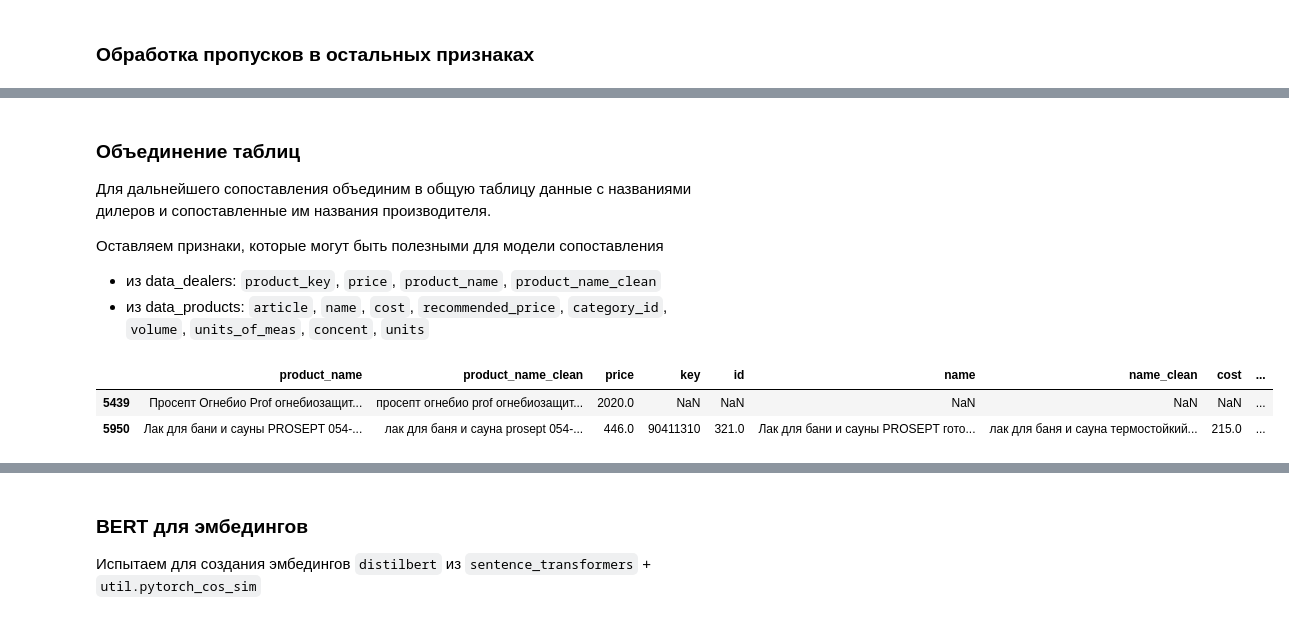
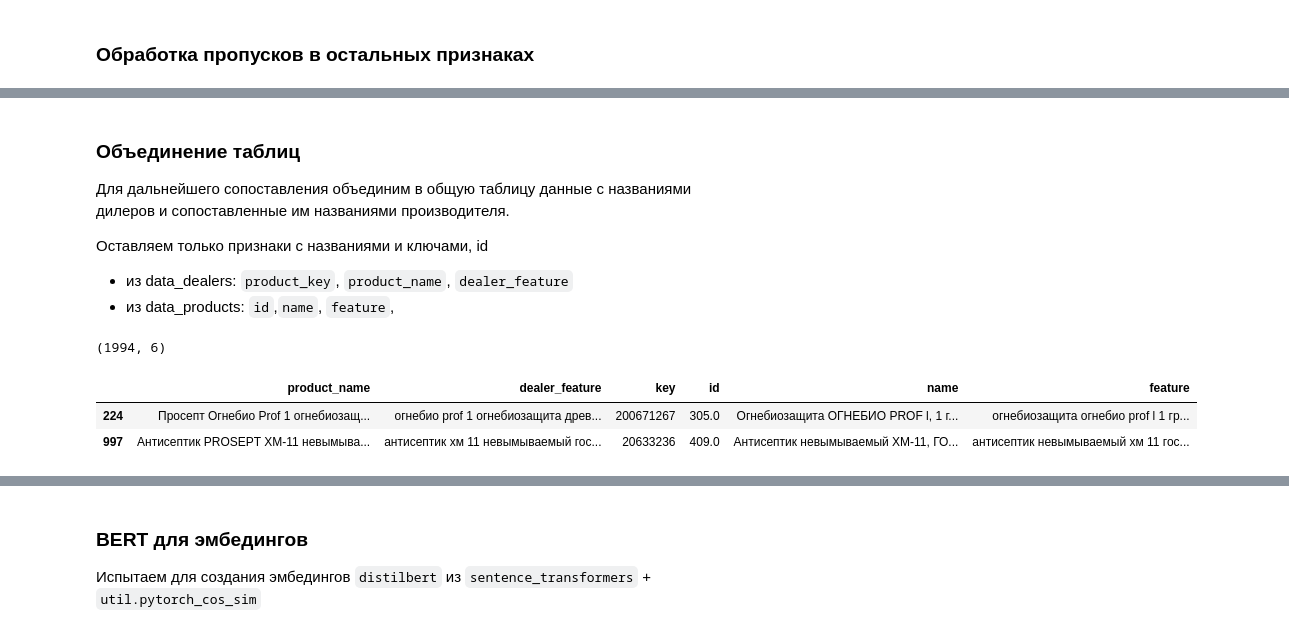
Before and after one commit to zdesia/data-competitions, a Jupyter notebook: Notebook/prosept-hack-notebook.ipynb, the cells around one changed output, grey strips where cells are left out. Saved outputs shown, nothing was run; the diff lists cells and outputs as text; code cells hidden in the pictures.

```diff
--- a/prosept-hack-notebook.ipynb
+++ b/Notebook/prosept-hack-notebook.ipynb
@@ -534,7 +581,3 @@ data_products['name_1c'].fillna(data_products['name'], inplace=True)
-# %%
-# очистка названий товаров заказчика в data_products
-data_products['name_clean'] = data_products['name_1c'].progress_apply(lambda x: preprocess_text(x))
-# %%
-# очистка названий в data_dealers
-
-data_dealers['product_name_clean'] = use_batch_get_rec(data_dealers, preprocess_text)
+# %%
+# очистка текста названий производителя
+data_products['feature'] =  (data_products['name'].progress_apply(preprocess_text))
@@ -541,3 +586,6 @@ data_dealers['product_name_clean'] = use_batch_get_rec(data_dealers, preprocess_
+# %%
+# очистка текста названий с сайтов дилеров
+data_dealers['dealer_feature'] =  (data_dealers['product_name'].progress_apply(preprocess_text))
 # %% [markdown]
 ### Обработка пропусков в остальных признаках
 # %%
@@ -570,28 +600,29 @@ data_products['recommended_price'].fillna('-1', inplace=True)
 # %% [markdown]
 ### Объединение таблиц
-Для дальнейшего сопоставления объединим в общую таблицу данные с названиями дилеров и сопоставленные им названия производителя.
+Для дальнейшего сопоставления объединим в общую таблицу данные с названиями дилеров и сопоставленные им названиями производителя.
 
-Оставляем признаки, которые могут быть полезными для модели сопоставления
-- из data_dealers: `product_key`, `price`, `product_name`, `product_name_clean`
-- из data_products: `article`,  `name`, `cost`, `recommended_price`, `category_id`, `volume`, `units_of_meas`, `concent`, `units`
+Оставляем только признаки с названиями и ключами, id
+- из data_dealers: `product_key`, `product_name`, `dealer_feature`
+- из data_products:  `id`,`name`, `feature`,
 # %%
 #  оставляем необходимый набор признаков
 # соединим ключи по id с названиями производителя
 product_with_key_data = data_key[['key', 'product_id']].merge(
-    data_products[['id', 'name','name_clean','cost','recommended_price','category_id',
-                    'volume', 'units_of_meas', 'concent', 'units']],
+    data_products[['id', 'name', 'feature']],
     how='left',
     right_on='id',
     left_on='product_id'
 )
 # к датасету с названиями дилеров присоединим наззвания производителя
-full_data = data_dealers[ ['product_key', 'product_name','product_name_clean', 'price']].merge(
+full_data = data_dealers[ ['product_key', 'product_name', 'dealer_feature']].merge(
     product_with_key_data,
     how='left',
     right_on='key',
     left_on='product_key').drop(['product_id', 'product_key'], axis=1)
+print(full_data.shape)
 full_data.sample(2)
 # %% [output]
+(1994, 6)
-|  | product_name | product_name_clean | price | key | id | name | name_clean | cost | ... |
-| 5439 | Просепт Огнебио Prof огнебиозащит... | просепт огнебио prof огнебиозащит... | 2020.0 | NaN | NaN | NaN | NaN | NaN | ... |
-| 5950 | Лак для бани и сауны PROSEPT 054-... | лак для баня и сауна prosept 054-... | 446.0 | 90411310 | 321.0 | Лак для бани и сауны PROSEPT гото... | лак для баня и сауна термостойкий... | 215.0 | ... |
+|  | product_name | dealer_feature | key | id | name | feature |
+| 224 | Просепт Огнебио Prof 1 огнебиозащ... | огнебио prof 1 огнебиозащита древ... | 200671267 | 305.0 | Огнебиозащита ОГНЕБИО PROF l, 1 г... | огнебиозащита огнебио prof l 1 гр... |
+| 997 | Антисептик PROSEPT ХМ-11 невымыва... | антисептик хм 11 невымываемый гос... | 20633236 | 409.0 | Антисептик невымываемый ХМ-11, ГО... | антисептик невымываемый хм 11 гос... |
```
Also changed, not shown: parts of 117 cells of this notebook, 7 other files.
